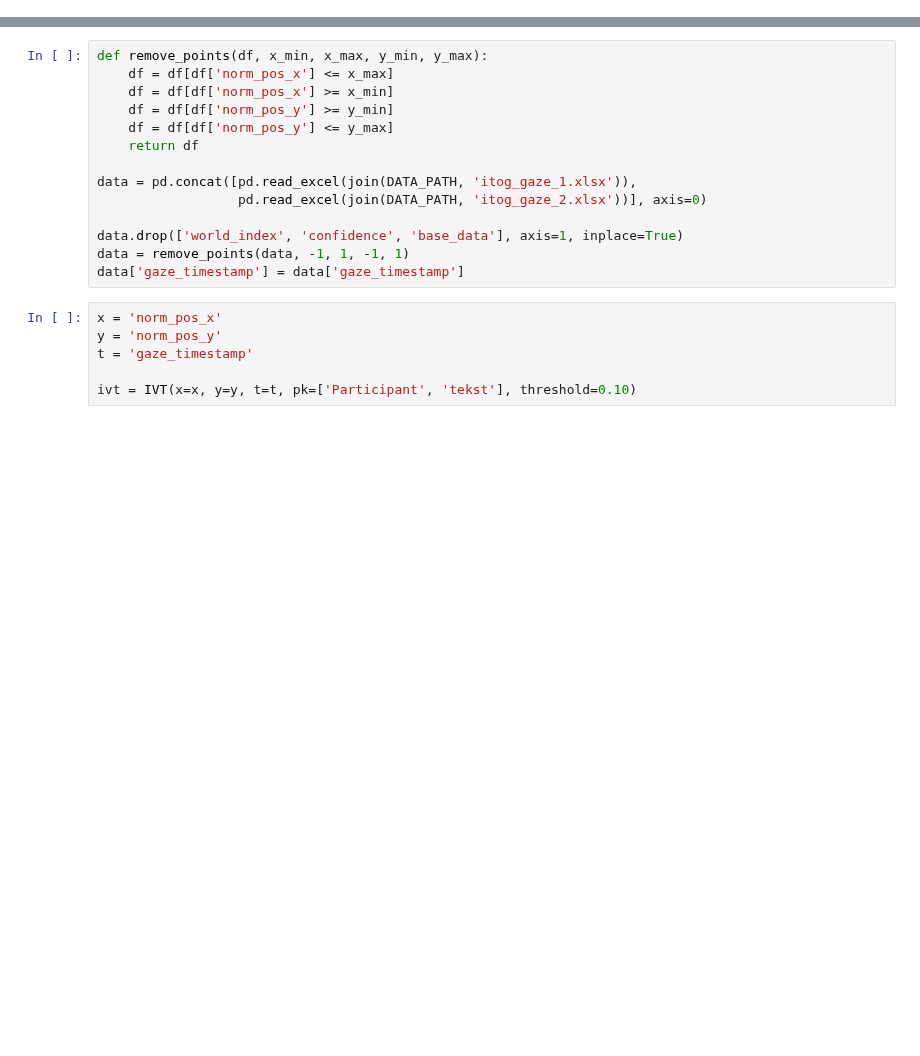
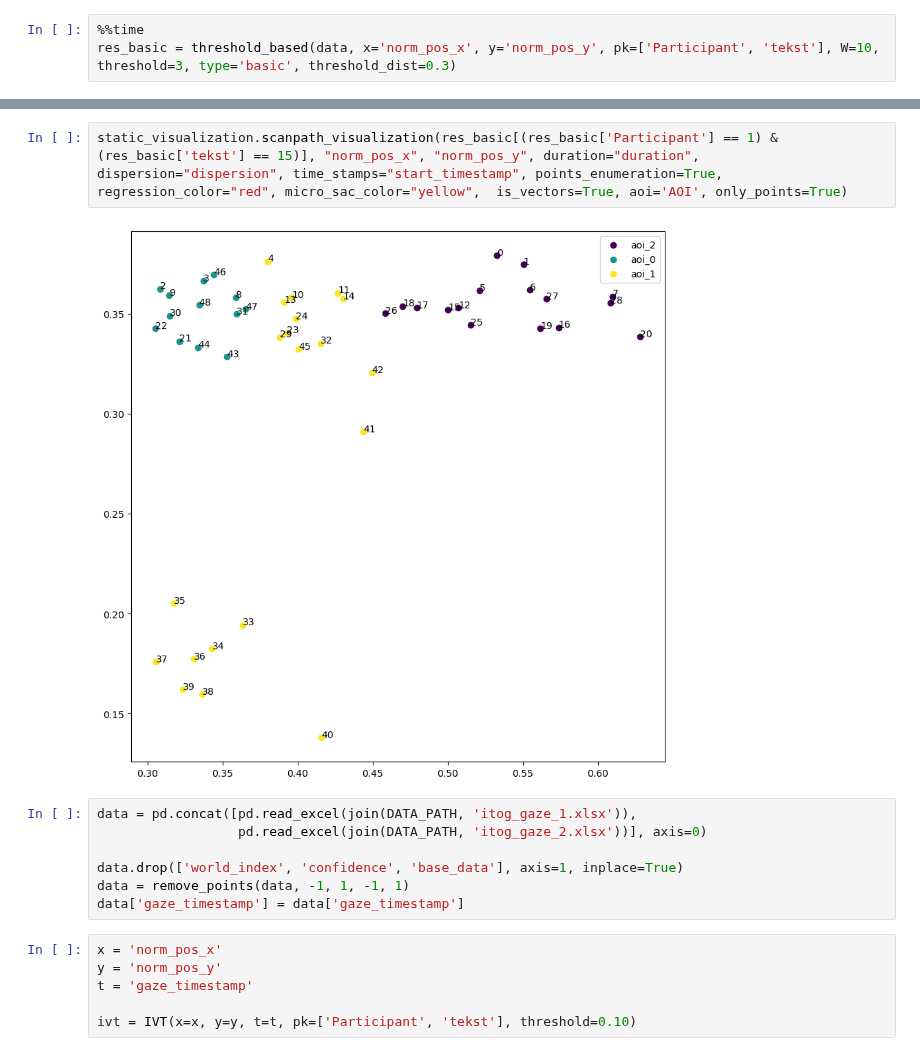
Before and after one commit to hse-scila/EyeFeatures, a Jupyter notebook: eyetracking/preprocessing/test.ipynb, the cells around one changed output, grey strips where cells are left out. Saved outputs shown, nothing was run; the diff lists cells and outputs as text; blank space fills up the shorter version.

```diff
--- a/eyetracking/preprocessing/test.ipynb
+++ b/eyetracking/preprocessing/test.ipynb
@@ -43,0 +36,3 @@ res.dropna(axis=0)
+# %%
+%%time
+res_basic = threshold_based(data, x='norm_pos_x', y='norm_pos_y', pk=['Participant', 'tekst'], W=10, threshold=3, type='basic', threshold_dist=0.3)
@@ -44,11 +42,8 @@ res.dropna(axis=0)
+# %%
+static_visualization.scanpath_visualization(res_basic[(res_basic['Participant'] == 1) & (res_basic['tekst'] == 15)], "norm_pos_x", "norm_pos_y", duration="duration", dispersion="dispersion", time_stamps="start_timestamp", points_enumeration=True, regression_color="red", micro_sac_color="yellow",  is_vectors=True, aoi='AOI', only_points=True)
+# %% [output]
+[figure, added]
 # %%
-def remove_points(df, x_min, x_max, y_min, y_max):
-    df = df[df['norm_pos_x'] <= x_max]
-    df = df[df['norm_pos_x'] >= x_min]
-    df = df[df['norm_pos_y'] >= y_min]
-    df = df[df['norm_pos_y'] <= y_max]
-    return df
-
 data = pd.concat([pd.read_excel(join(DATA_PATH, 'itog_gaze_1.xlsx')),
                   pd.read_excel(join(DATA_PATH, 'itog_gaze_2.xlsx'))], axis=0)
 
```
Also changed, not shown: parts of 9 cells of this notebook, 2 other files.
